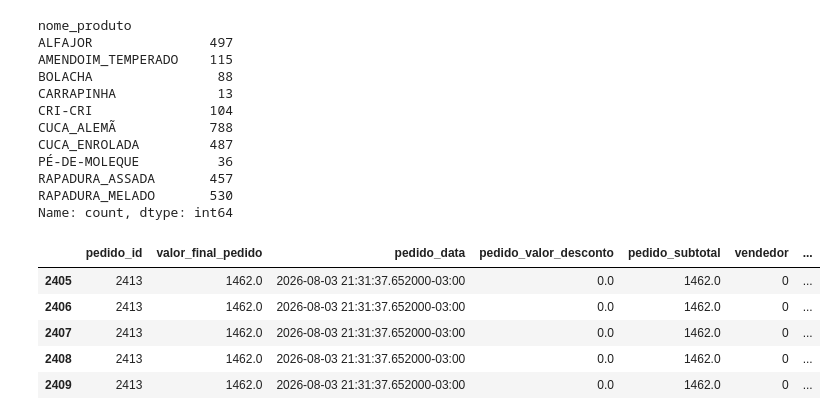
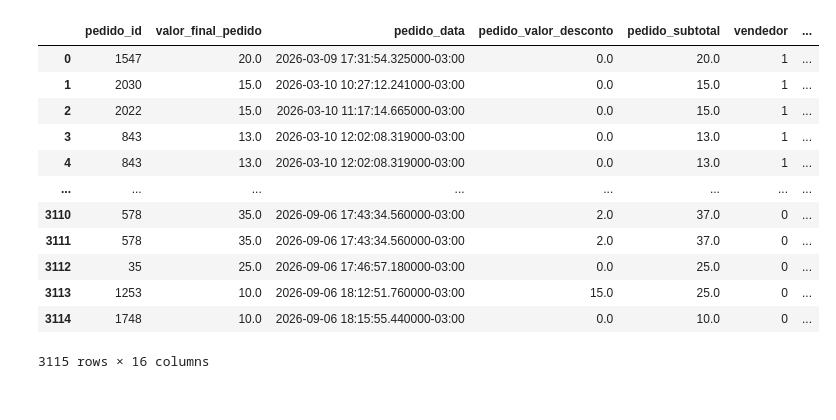
Before and after one commit to SIS-AMF/2026-2_trablho-g1-cd-ai2, a Jupyter notebook: eda_v2.ipynb, the cells around one changed output. Cells and saved outputs as stored; diff of their text form; code cells hidden in the pictures.

```diff
--- a/eda_v2.ipynb
+++ b/eda_v2.ipynb
@@ -86,59 +195,16 @@ df = df.drop(['item_pedido_user_id'], axis=1)
-# %%
-
-
-df['nome_produto'] = df['nome_produto'].str.strip(" ")
-df['nome_produto'] = df['nome_produto'].str.replace(' ', '_').str.upper()
-
-df['nome_produto'] = df['nome_produto'].replace({
-    'AMENDOIM_SALGADO_E_TEMPERADO':'AMENDOIM_TEMPERADO',
-    'AMENDOIM_TEMPERADO_100G':'AMENDOIM_TEMPERADO',
-    'RAPADURA_ASSADA_(PACOTE_X6)':'RAPADURA_ASSADA',
-    'RAPADURA_ASSADA_(CAIXA_X20)':'RAPADURA_ASSADA',
-    'RAPADURA_DE_MELADO':'RAPADURA_MELADO',
-    'RAPADURA_DE_MELADO_(PACOTE_X3)':'RAPADURA_MELADO',
-    'RAPADURA_DE_MELADO_GRÃO_MOÍDO':'RAPADURA_MELADO',
-    'RAPADURA_DE_MELADO_GRÃO_MOÍDO_(PACOTE_X1)':'RAPADURA_MELADO',
-    'ALFAJOR_PRETO_(DISPLAY_X1)':'ALFAJOR',
-    'ALFAJOR_PRETO_(PACOTE_X4)':'ALFAJOR',
-    'ALFAJOR_PRETO_(BANDEJA_X5)':'ALFAJOR',
-    'ALFAJOR_PRETO_(CAIXA_X16)':'ALFAJOR',
-    'ALFAJOR_PRETO_(DISPLAY_X16)':'ALFAJOR',
-    'ALFAJOR_BRANCO_(DISPLAY_X1)':'ALFAJOR',
-    'ALFAJOR_BRANCO_(PACOTE_X4)':'ALFAJOR',
-    'ALFAJOR_BRANCO_(BANDEJA_X5)':'ALFAJOR',
-    'ALFAJOR_BRANCO_(CAIXA_X16)':'ALFAJOR',
-    'ALFAJOR_BRANCO':'ALFAJOR',
-    'ALFAJOR_PRETO':'ALFAJOR',
-    'CUCA_ENROLADA_DE_AMENDOIM_(PACOTE_X2)':'CUCA_ENROLADA',
-    'CUCA_ENROLADA_DE_AMENDOIM':'CUCA_ENROLADA',
-    'CUCA_ENROLADA_DE_CHOCOLATE':'CUCA_ENROLADA',
-    'BOLACHA_COBERTURA_CHOCOLATE':'BOLACHA',
-    'BOLACHA_DE_MANTEIGA':'BOLACHA',
-    'BOLACHA_DE_MILHO':'BOLACHA',
-    'CRI-CRI_200G':'CRI-CRI',
-    })
-
-df[['nome_produto']].value_counts().sort_index()
-# %% [output]
-nome_produto
-ALFAJOR               497
-AMENDOIM_TEMPERADO    115
-BOLACHA                88
-CARRAPINHA             13
-CRI-CRI               104
-CUCA_ALEMÃ            788
-CUCA_ENROLADA         487
-PÉ-DE-MOLEQUE          36
-RAPADURA_ASSADA       457
-RAPADURA_MELADO       530
-Name: count, dtype: int64
 # %%
-df.query('nome_produto == "Alfajor Branco (Display x1)"')
-df.query('pedido_id == 2413')
+df
 # %% [output]
 |  | pedido_id | valor_final_pedido | pedido_data | pedido_valor_desconto | pedido_subtotal | vendedor | ... |
-| 2405 | 2413 | 1462.0 | 2026-08-03 21:31:37.652000-03:00 | 0.0 | 1462.0 | 0 | ... |
-| 2406 | 2413 | 1462.0 | 2026-08-03 21:31:37.652000-03:00 | 0.0 | 1462.0 | 0 | ... |
-| 2407 | 2413 | 1462.0 | 2026-08-03 21:31:37.652000-03:00 | 0.0 | 1462.0 | 0 | ... |
-| 2408 | 2413 | 1462.0 | 2026-08-03 21:31:37.652000-03:00 | 0.0 | 1462.0 | 0 | ... |
-| 2409 | 2413 | 1462.0 | 2026-08-03 21:31:37.652000-03:00 | 0.0 | 1462.0 | 0 | ... |
+| 0 | 1547 | 20.0 | 2026-03-09 17:31:54.325000-03:00 | 0.0 | 20.0 | 1 | ... |
+| 1 | 2030 | 15.0 | 2026-03-10 10:27:12.241000-03:00 | 0.0 | 15.0 | 1 | ... |
+| 2 | 2022 | 15.0 | 2026-03-10 11:17:14.665000-03:00 | 0.0 | 15.0 | 1 | ... |
+| 3 | 843 | 13.0 | 2026-03-10 12:02:08.319000-03:00 | 0.0 | 13.0 | 1 | ... |
+| 4 | 843 | 13.0 | 2026-03-10 12:02:08.319000-03:00 | 0.0 | 13.0 | 1 | ... |
+| ... | ... | ... | ... | ... | ... | ... | ... |
+| 3110 | 578 | 35.0 | 2026-09-06 17:43:34.560000-03:00 | 2.0 | 37.0 | 0 | ... |
+| 3111 | 578 | 35.0 | 2026-09-06 17:43:34.560000-03:00 | 2.0 | 37.0 | 0 | ... |
+| 3112 | 35 | 25.0 | 2026-09-06 17:46:57.180000-03:00 | 0.0 | 25.0 | 0 | ... |
+| 3113 | 1253 | 10.0 | 2026-09-06 18:12:51.760000-03:00 | 15.0 | 25.0 | 0 | ... |
+| 3114 | 1748 | 10.0 | 2026-09-06 18:15:55.440000-03:00 | 0.0 | 10.0 | 0 | ... |
+3115 rows × 16 columns
```
Also changed, not shown: parts of 9 cells of this notebook, 2 other files.
